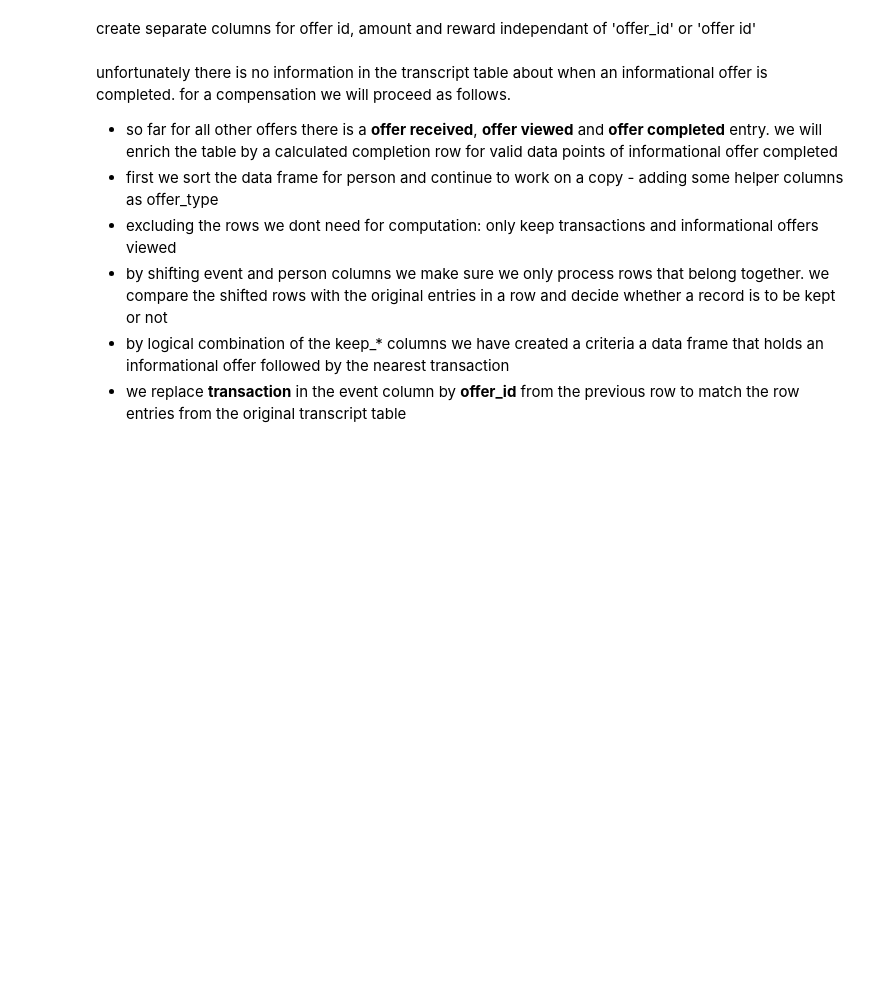
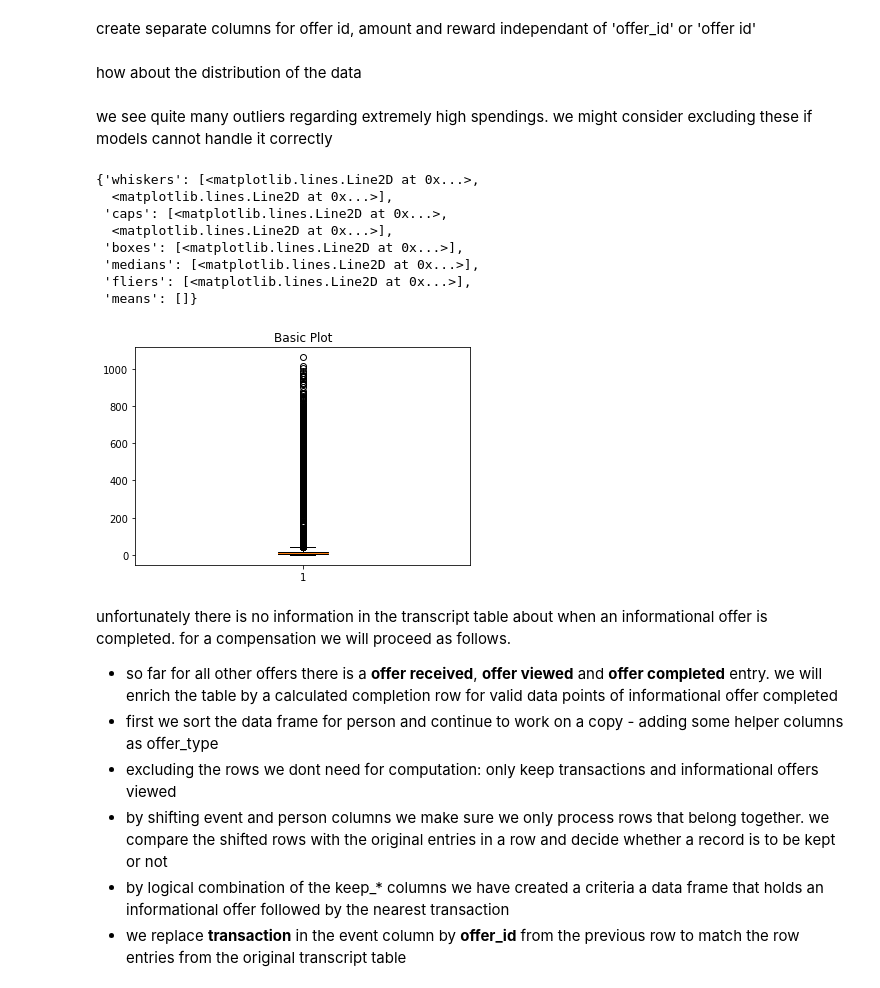
Before and after one commit to udacityML/capstone_starbucks, a Jupyter notebook: Starbucks_Capstone_preprocessing.ipynb, the cells around one changed output. Drawn from its saved outputs; the diff is of its cells as text; code cells hidden in the pictures; blank space fills up the shorter version.

```diff
--- a/Starbucks_Capstone_preprocessing.ipynb
+++ b/Starbucks_Capstone_preprocessing.ipynb
@@ -273,6 +273,25 @@ transcript['offer_id'] = transcript.value.apply(lambda x: list(x.values())[0] if
 transcript['amount'] = transcript.value.apply(lambda x: list(x.values())[0] if (list(x.keys())[0])==u'amount' else None)
 transcript['reward'] = transcript.value.apply(lambda x: list(x.values())[1] if len(x.keys())==2 else None)
 transcript.drop('value',axis=1,inplace=True)
+# %% [markdown]
+how about the distribution of the data
+# %% [markdown]
+we see quite many outliers regarding extremely high spendings. we might consider excluding these if models cannot handle it correctly
+# %%
+data = transcript[transcript['amount']>0]['amount'].dropna().values.squeeze()
+fig1, ax1 = plt.subplots()
+ax1.set_title('Basic Plot')
+ax1.boxplot(data)
+# %% [output]
+{'whiskers': [<matplotlib.lines.Line2D at 0x...>,
+  <matplotlib.lines.Line2D at 0x...>],
+ 'caps': [<matplotlib.lines.Line2D at 0x...>,
+  <matplotlib.lines.Line2D at 0x...>],
+ 'boxes': [<matplotlib.lines.Line2D at 0x...>],
+ 'medians': [<matplotlib.lines.Line2D at 0x...>],
+ 'fliers': [<matplotlib.lines.Line2D at 0x...>],
+ 'means': []}
+[figure, added]
 # %% [markdown]
 unfortunately there is no information in the transcript table about when an informational offer is completed. for a compensation we will proceed as follows.
 - so far for all other offers there is a **offer received**, **offer viewed** and **offer completed** entry. we will enrich the table by a calculated completion row for valid data points of informational offer completed
```
Also changed, not shown: parts of 12 cells of this notebook, 1 other file.
